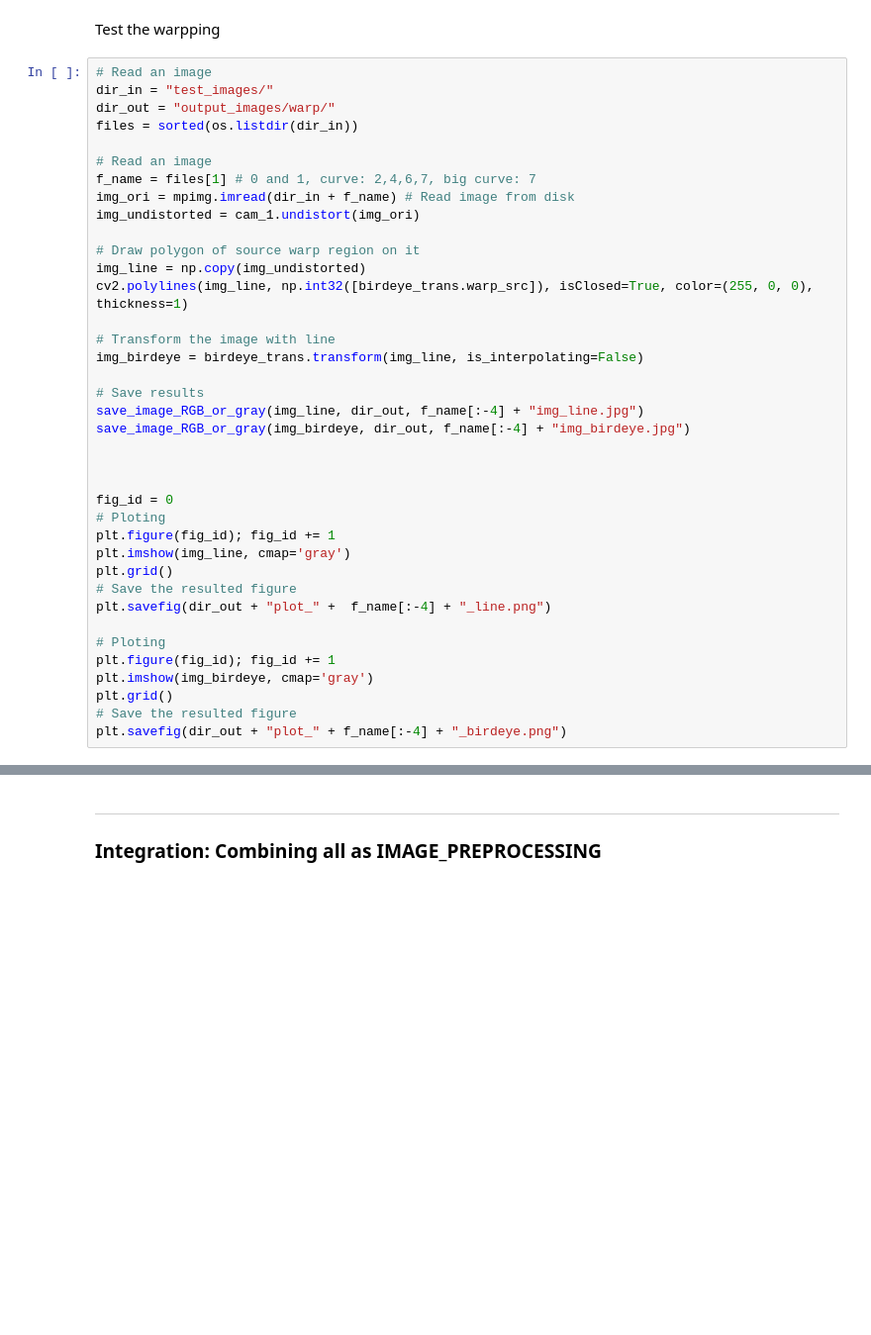
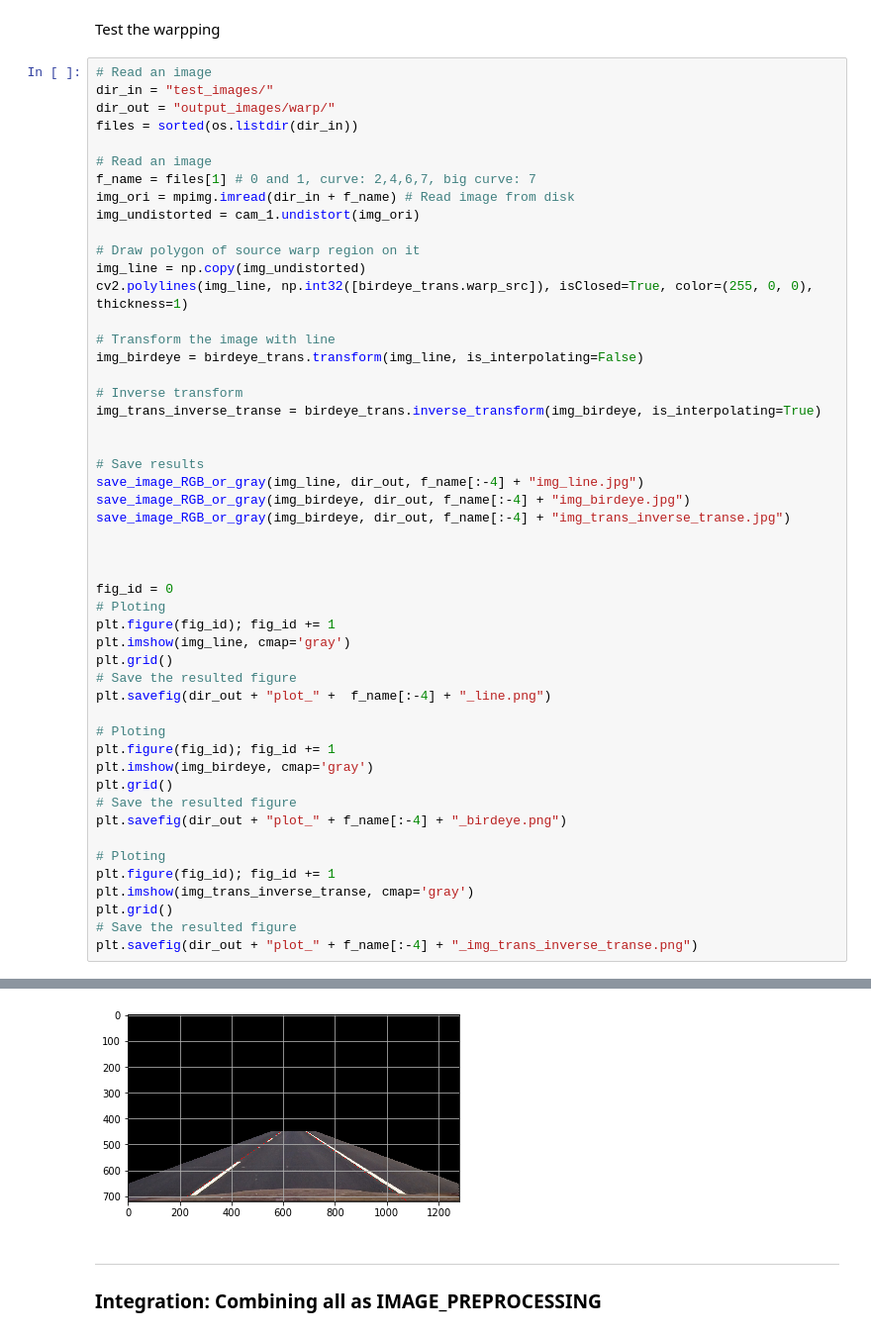
Before and after one commit to Benson516/CarND-Advanced-Lane-Lines, a Jupyter notebook: project2_advanced_lane_finding.ipynb, the cells around one changed output, grey strips where cells are left out. Shown at 99% size. Saved outputs shown, nothing was run; the diff lists cells and outputs as text; blank space fills up the shorter version.

```diff
--- a/project2_advanced_lane_finding.ipynb
+++ b/project2_advanced_lane_finding.ipynb
@@ -385,33 +385,46 @@ img_undistorted = cam_1.undistort(img_ori)
 # Draw polygon of source warp region on it
 img_line = np.copy(img_undistorted)
 cv2.polylines(img_line, np.int32([birdeye_trans.warp_src]), isClosed=True, color=(255, 0, 0), thickness=1)
 
 # Transform the image with line
 img_birdeye = birdeye_trans.transform(img_line, is_interpolating=False)
 
+# Inverse transform
+img_trans_inverse_transe = birdeye_trans.inverse_transform(img_birdeye, is_interpolating=True)
+
+
 # Save results
 save_image_RGB_or_gray(img_line, dir_out, f_name[:-4] + "img_line.jpg")
 save_image_RGB_or_gray(img_birdeye, dir_out, f_name[:-4] + "img_birdeye.jpg")
+save_image_RGB_or_gray(img_birdeye, dir_out, f_name[:-4] + "img_trans_inverse_transe.jpg")
 
 
 
 fig_id = 0
 # Ploting
 plt.figure(fig_id); fig_id += 1
 plt.imshow(img_line, cmap='gray')
 plt.grid()
 # Save the resulted figure
 plt.savefig(dir_out + "plot_" +  f_name[:-4] + "_line.png")
 
 # Ploting
 plt.figure(fig_id); fig_id += 1
 plt.imshow(img_birdeye, cmap='gray')
 plt.grid()
 # Save the resulted figure
 plt.savefig(dir_out + "plot_" + f_name[:-4] + "_birdeye.png")
+
+# Ploting
+plt.figure(fig_id); fig_id += 1
+plt.imshow(img_trans_inverse_transe, cmap='gray')
+plt.grid()
+# Save the resulted figure
+plt.savefig(dir_out + "plot_" + f_name[:-4] + "_img_trans_inverse_transe.png")
 # %% [output]
 [figure]
 [figure]
+[figure, added]
 # %% [markdown]
 ---
 
```
Also changed, not shown: parts of 7 cells of this notebook.
